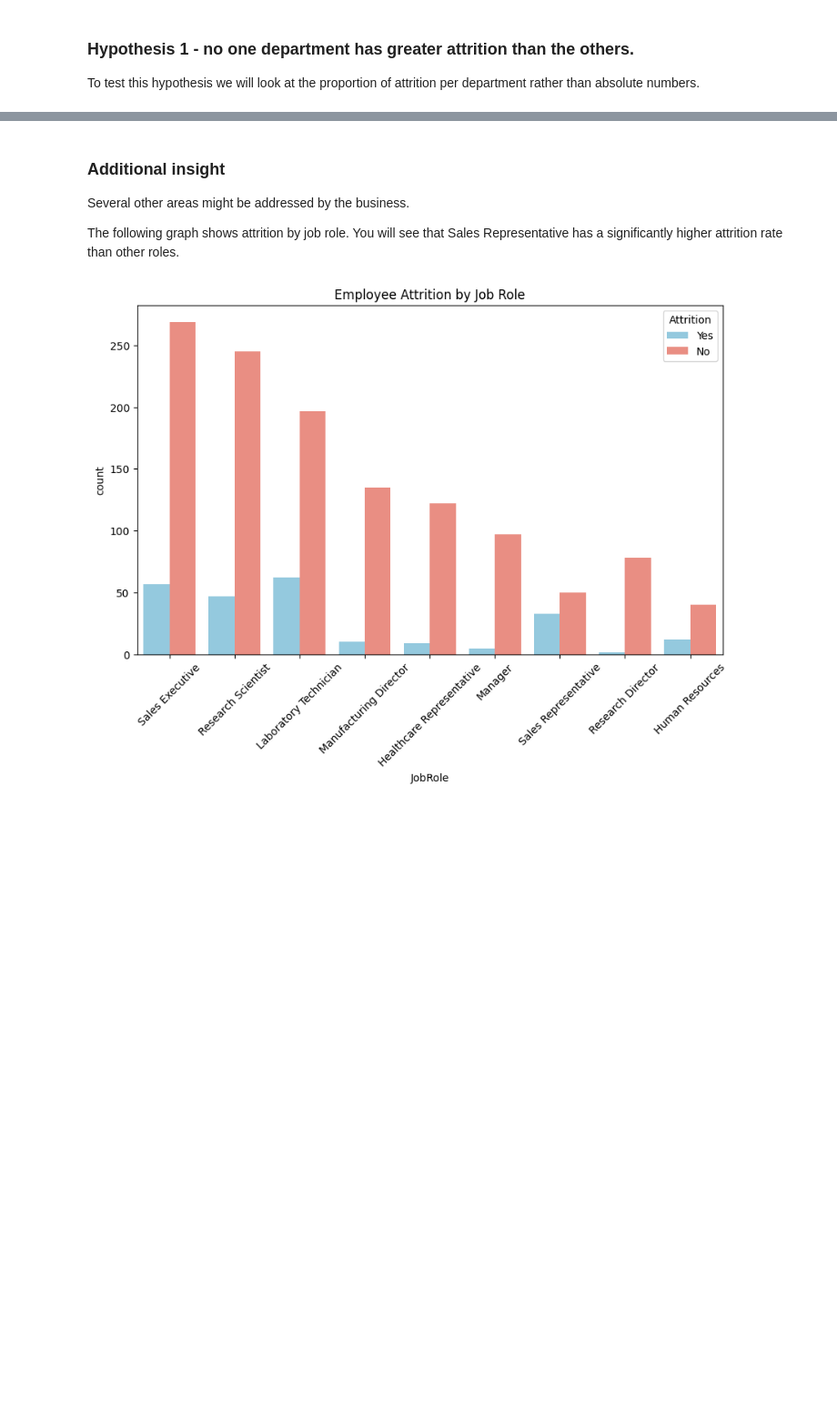
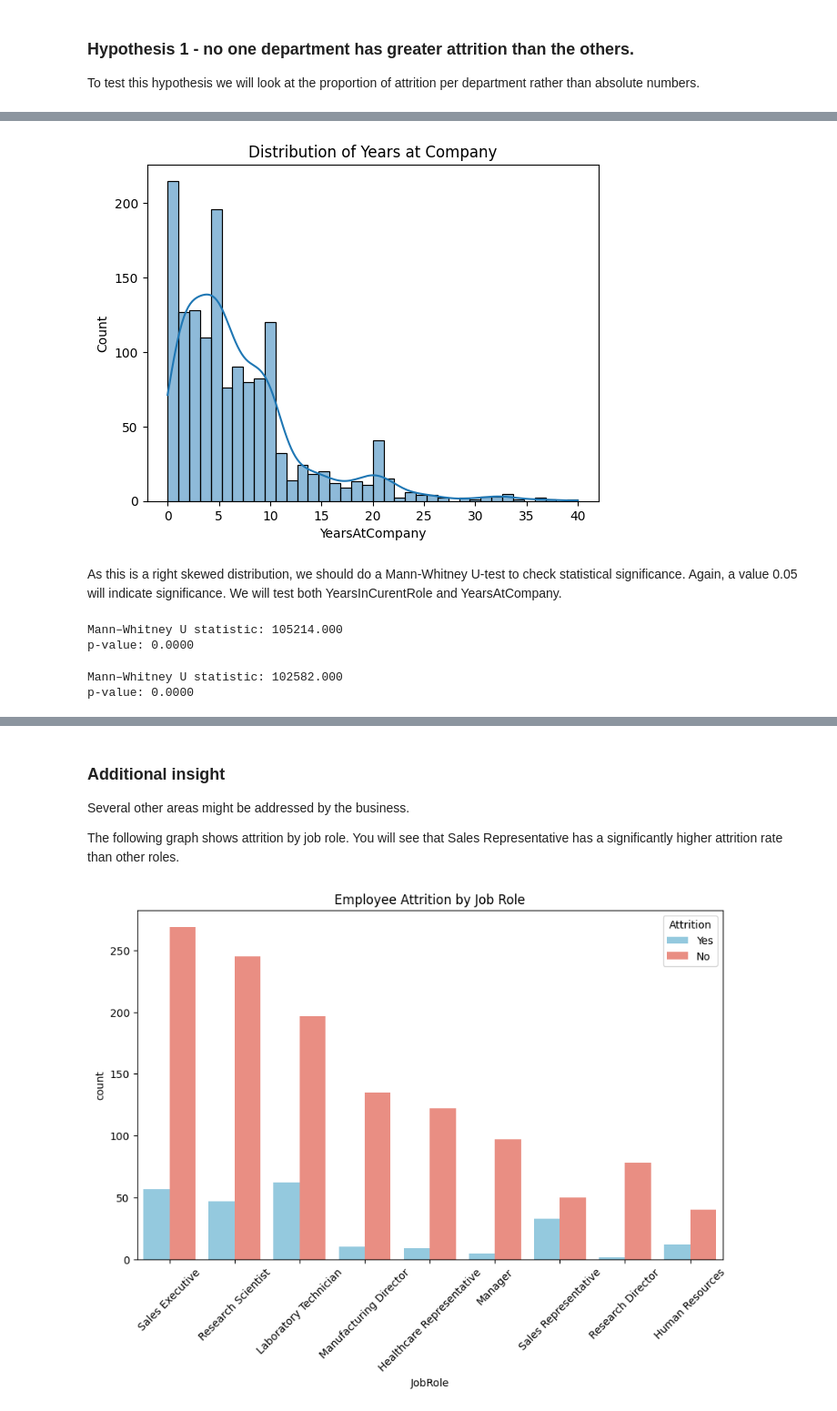
Before and after one commit to illusio666/employee_attrition_analysis, a Jupyter notebook: jupyter_notebooks/employee_attrition_visualisations.ipynb, the cells around one changed output, grey strips where cells are left out. Shown at 91% size. Drawn from its saved outputs; the diff is of its cells as text; code cells hidden in the pictures; blank space fills up the shorter version.

```diff
--- a/jupyter_notebooks/employee_attrition_visualisations.ipynb
+++ b/jupyter_notebooks/employee_attrition_visualisations.ipynb
@@ -114,0 +155,43 @@ However, see 'additional insight' section after the main hypotheses for more det
+# %%
+import seaborn as sns
+import matplotlib.pyplot as plt
+
+sns.histplot(df["YearsAtCompany"], kde=True)
+plt.title("Distribution of Years at Company")
+plt.show()
+# %% [output]
+[figure, added]
+# %% [markdown]
+As this is a right skewed distribution, we should do a Mann-Whitney U-test to check statistical significance. Again, a value 0.05 will indicate significance. We will test both YearsInCurentRole and YearsAtCompany.
+# %%
+#Firstly check significance with a Mann-Whitney U-test on years in role (original hypothesis)
+from scipy.stats import mannwhitneyu
+
+# Split the data into two groups
+group_yes = df[df["Attrition"] == "Yes"]["YearsInCurrentRole"]
+group_no = df[df["Attrition"] == "No"]["YearsInCurrentRole"]
+
+# Run the Mann–Whitney U test
+u_stat, p_val = mannwhitneyu(group_yes, group_no, alternative="two-sided")
+
+print(f"Mann–Whitney U statistic: {u_stat:.3f}")
+print(f"p-value: {p_val:.4f}")
+# %% [output]
+Mann–Whitney U statistic: 105214.000
+p-value: 0.0000
+# %%
+#Secondly check significance with a Mann-Whitney U-test on years at company
+from scipy.stats import mannwhitneyu
+
+# Split the data into two groups
+group_yes = df[df["Attrition"] == "Yes"]["YearsAtCompany"]
+group_no = df[df["Attrition"] == "No"]["YearsAtCompany"]
+
+# Run the Mann–Whitney U test
+u_stat, p_val = mannwhitneyu(group_yes, group_no, alternative="two-sided")
+
+print(f"Mann–Whitney U statistic: {u_stat:.3f}")
+print(f"p-value: {p_val:.4f}")
+# %% [output]
+Mann–Whitney U statistic: 102582.000
+p-value: 0.0000
```
Also changed, not shown: parts of 23 cells of this notebook, 4 other files.
